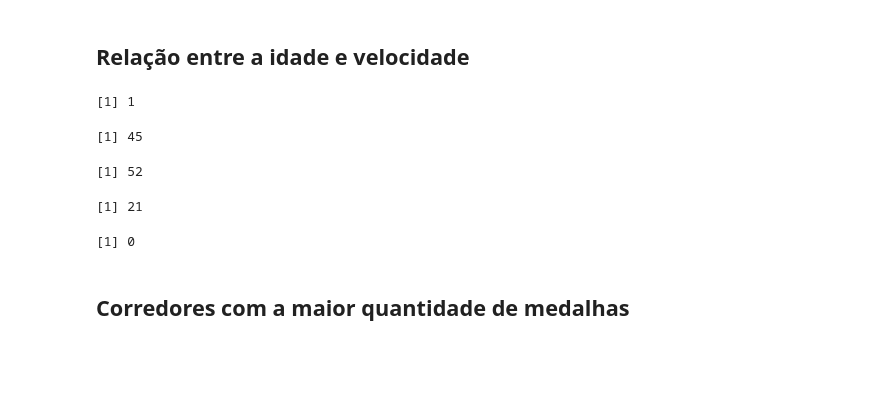
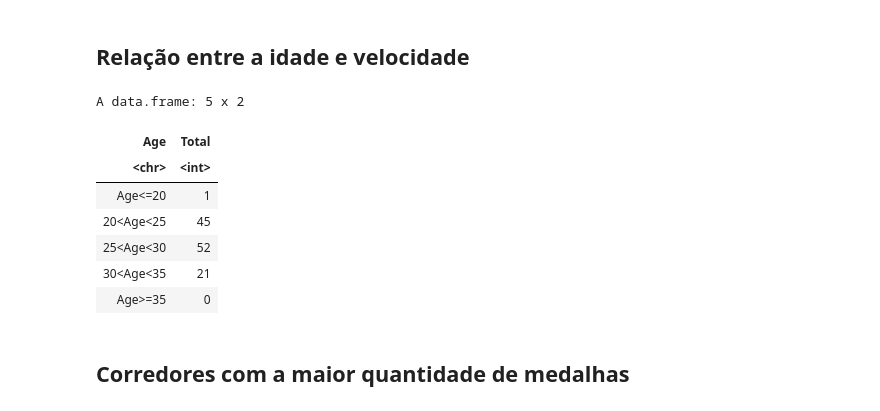
Before and after one commit to TomasLira/Sprint-and-Marathon-analysis, a Jupyter notebook: ExploratoryAnalysisRunners.ipynb, the cells around one changed output. Cells and saved outputs as stored; diff of their text form; code cells hidden in the pictures; blank space fills up the shorter version.

```diff
--- a/ExploratoryAnalysisRunners.ipynb
+++ b/ExploratoryAnalysisRunners.ipynb
@@ -182,19 +182,29 @@ facet_wrap(~Country, ncol = 3) # Gender~Country também1 é uma possibilidade
 # %%
 fastest_time <- runners_data |>
 group_by(Time,Age) |>
 arrange(Time,sort = TRUE)
+
+temp_list <- c()
+temp_list_1 <- c("Age<=20","20<Age<25","25<Age<30","30<Age<35","Age>=35")
+
 top_100_fastest_time <- head(fastest_time,100)
-top_100_fastest_time |> filter(Age <= 20) |> nrow()
-top_100_fastest_time |> filter(Age <= 25 & Age >= 20 ) |> nrow()
-top_100_fastest_time |> filter(Age <= 30 & Age >= 25 ) |> nrow()
-top_100_fastest_time |> filter(Age <= 35 & Age >= 30 ) |> nrow()
-top_100_fastest_time |> filter(Age >= 35) |> nrow()
+temp_list <- append(temp_list,top_100_fastest_time |> filter(Age <= 20) |> nrow())
+temp_list <- append(temp_list,top_100_fastest_time |> filter(Age <= 25 & Age >= 20 ) |> nrow())
+temp_list <- append(temp_list,top_100_fastest_time |> filter(Age <= 30 & Age >= 25 ) |> nrow())
+temp_list <- append(temp_list,top_100_fastest_time |> filter(Age <= 35 & Age >= 30 ) |> nrow())
+temp_list <- append(temp_list,top_100_fastest_time |> filter(Age >= 35) |> nrow())
+
+age_top_100_fastest_time <- data.frame(Age = temp_list_1,Total = temp_list)
+age_top_100_fastest_time
 # %% [output]
-[1] 1
+A data.frame: 5 x 2
-[1] 45
-[1] 52
-[1] 21
-[1] 0
+| Age | Total |
+| <chr> | <int> |
+| Age<=20 | 1 |
+| 20<Age<25 | 45 |
+| 25<Age<30 | 52 |
+| 30<Age<35 | 21 |
+| Age>=35 | 0 |
 # %% [markdown]
 ## Corredores com a maior quantidade de medalhas
 # %%
```
